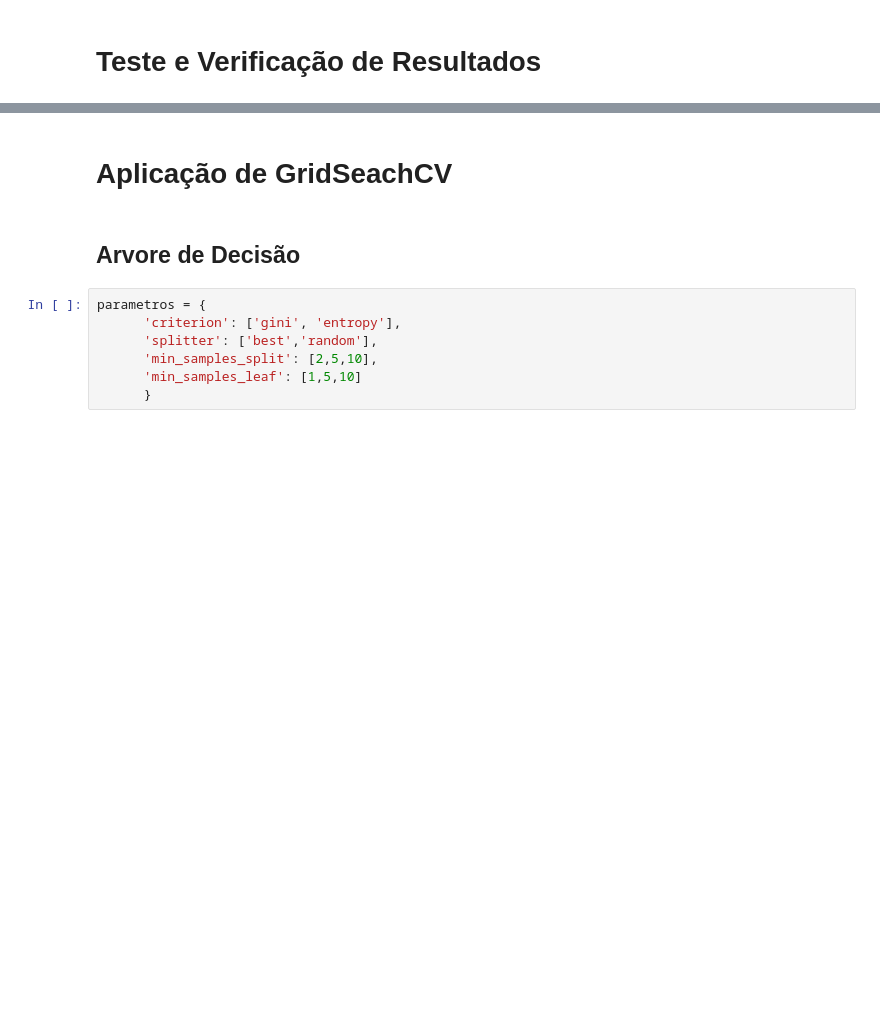
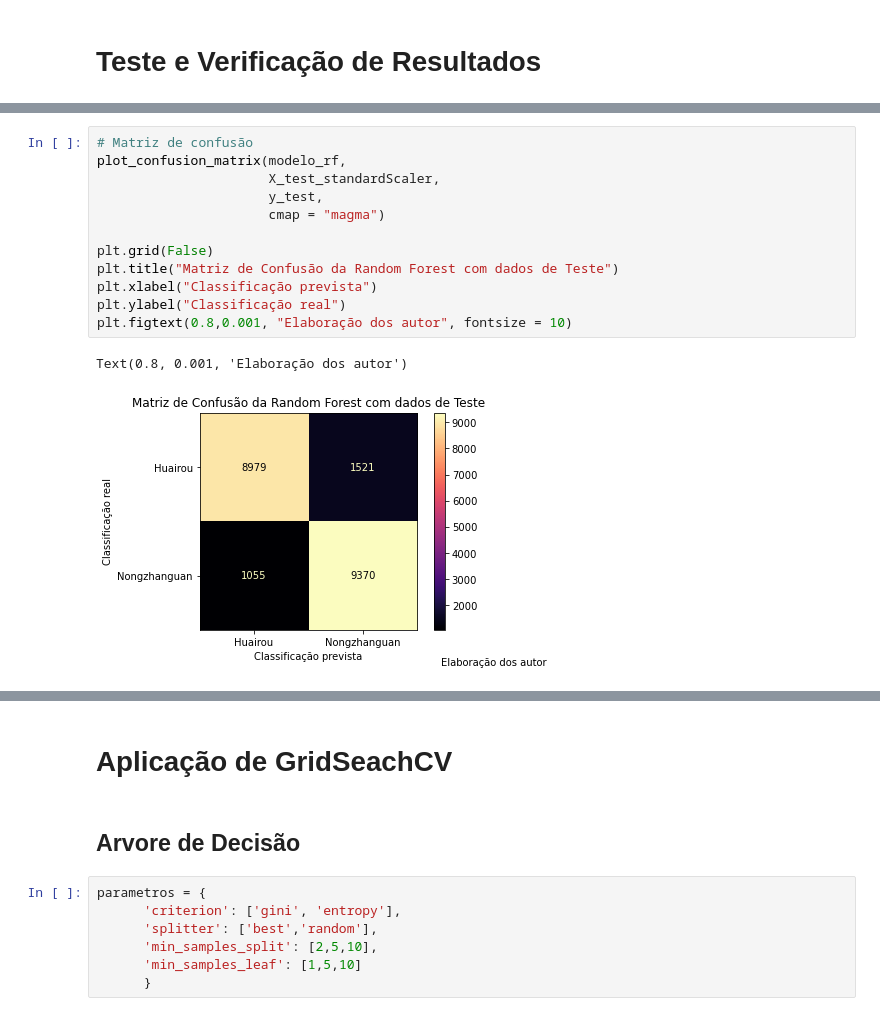
Before and after one commit to schandon/Monografia, a Jupyter notebook: testeMono.ipynb, the cells around one changed output, grey strips where cells are left out. Drawn from its saved outputs; the diff is of its cells as text; blank space fills up the shorter version.

```diff
--- a/testeMono.ipynb
+++ b/testeMono.ipynb
@@ -337,0 +338,15 @@ Text(0.8, 0.001, 'Elaboração dos autores')
+# %%
+# Matriz de confusão
+plot_confusion_matrix(modelo_rf,
+                      X_test_standardScaler,
+                      y_test,
+                      cmap = "magma")
+
+plt.grid(False)
+plt.title("Matriz de Confusão da Random Forest com dados de Teste")
+plt.xlabel("Classificação prevista")
+plt.ylabel("Classificação real")
+plt.figtext(0.8,0.001, "Elaboração dos autor", fontsize = 10)
+# %% [output]
+Text(0.8, 0.001, 'Elaboração dos autor')
+[figure, added]
```
Also changed, not shown: parts of 8 cells of this notebook, 8 other files.
